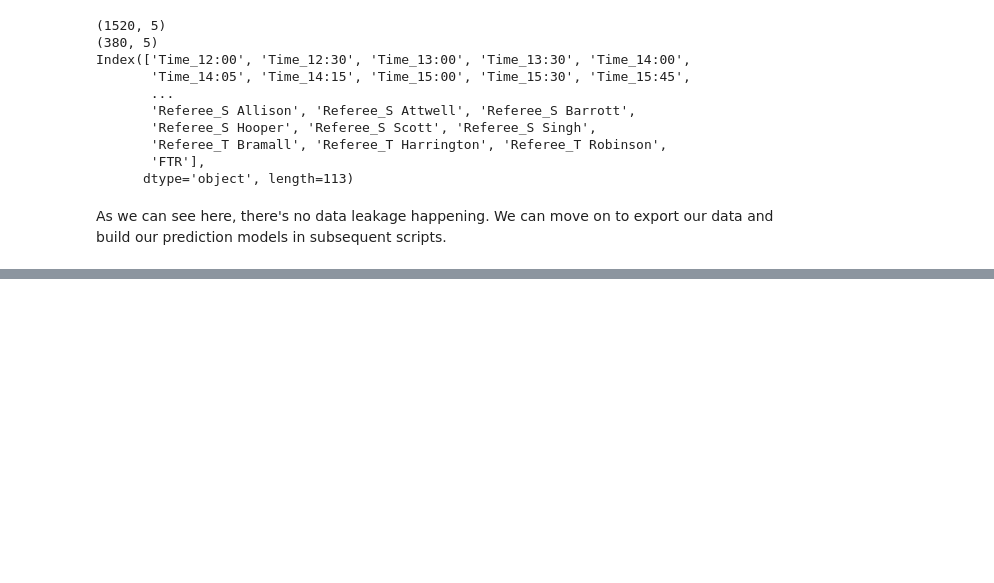
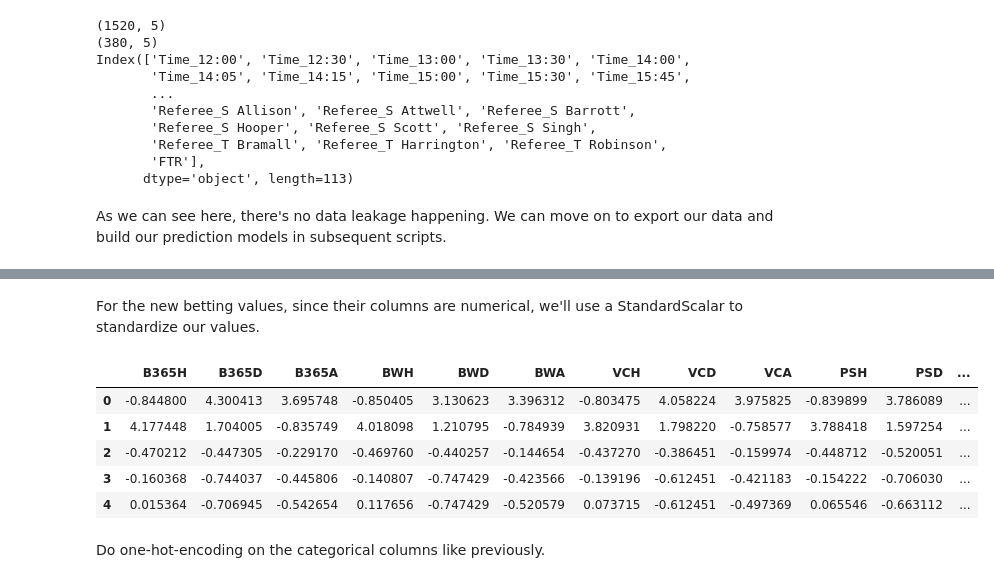
Before and after one commit to DoNguyenHung/EPL-Match-Data, a Jupyter notebook: EDA.ipynb, the cells around one changed output, grey strips where cells are left out. Cells and saved outputs as stored; diff of their text form; code cells hidden in the pictures; blank space fills up the shorter version.

```diff
--- a/EDA.ipynb
+++ b/EDA.ipynb
@@ -211,0 +229,26 @@ csv_test_data = df_score_test_oh.to_csv('prepared_data/test_data.csv')
+# %% [markdown]
+For the new betting values, since their columns are numerical, we'll use a StandardScalar to standardize our values.
+# %%
+from sklearn.preprocessing import StandardScaler
+
+train_bets = df_bets_train[["B365H", "B365D", "B365A", "BWH", "BWD", "BWA", "VCH", "VCD", "VCA", "PSH", "PSD", "PSA"]]
+test_bets = df_bets_test[["B365H", "B365D", "B365A", "BWH", "BWD", "BWA", "VCH", "VCD", "VCA", "PSH", "PSD", "PSA"]]
+
+scalar = StandardScaler()
+
+train_bets_scaled = scalar.fit_transform(train_bets)
+test_bets_scaled = scalar.fit_transform(test_bets)
+
+train_bets_scaled_df = pd.DataFrame(train_bets_scaled, columns = train_bets.columns)
+test_bets_scaled_df = pd.DataFrame(test_bets_scaled, columns = test_bets.columns)
+
+train_bets_scaled_df.head()
+# %% [output]
+|  | B365H | B365D | B365A | BWH | BWD | BWA | VCH | VCD | VCA | PSH | PSD | ... |
+| 0 | -0.844800 | 4.300413 | 3.695748 | -0.850405 | 3.130623 | 3.396312 | -0.803475 | 4.058224 | 3.975825 | -0.839899 | 3.786089 | ... |
+| 1 | 4.177448 | 1.704005 | -0.835749 | 4.018098 | 1.210795 | -0.784939 | 3.820931 | 1.798220 | -0.758577 | 3.788418 | 1.597254 | ... |
+| 2 | -0.470212 | -0.447305 | -0.229170 | -0.469760 | -0.440257 | -0.144654 | -0.437270 | -0.386451 | -0.159974 | -0.448712 | -0.520051 | ... |
+| 3 | -0.160368 | -0.744037 | -0.445806 | -0.140807 | -0.747429 | -0.423566 | -0.139196 | -0.612451 | -0.421183 | -0.154222 | -0.706030 | ... |
+| 4 | 0.015364 | -0.706945 | -0.542654 | 0.117656 | -0.747429 | -0.520579 | 0.073715 | -0.612451 | -0.497369 | 0.065546 | -0.663112 | ... |
+# %% [markdown]
+Do one-hot-encoding on the categorical columns like previously.
```
Also changed, not shown: parts of 9 cells of this notebook, 3 other files.
